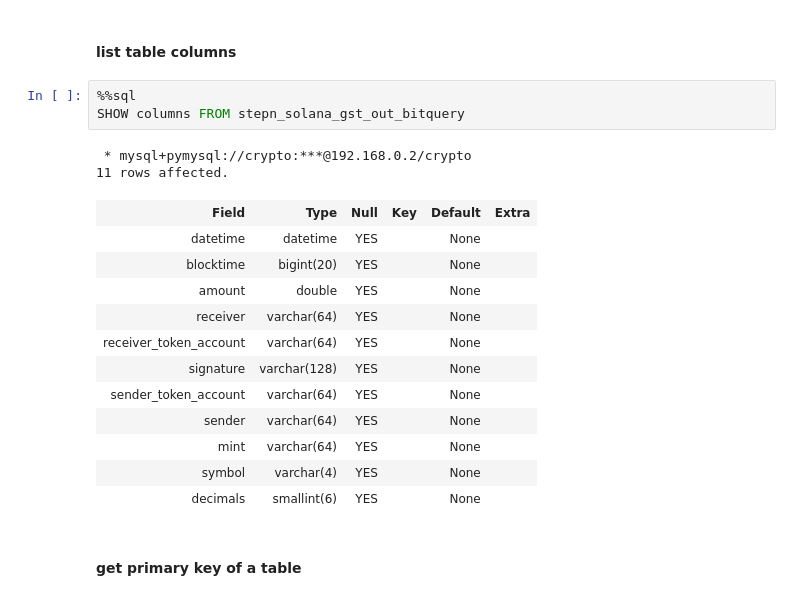
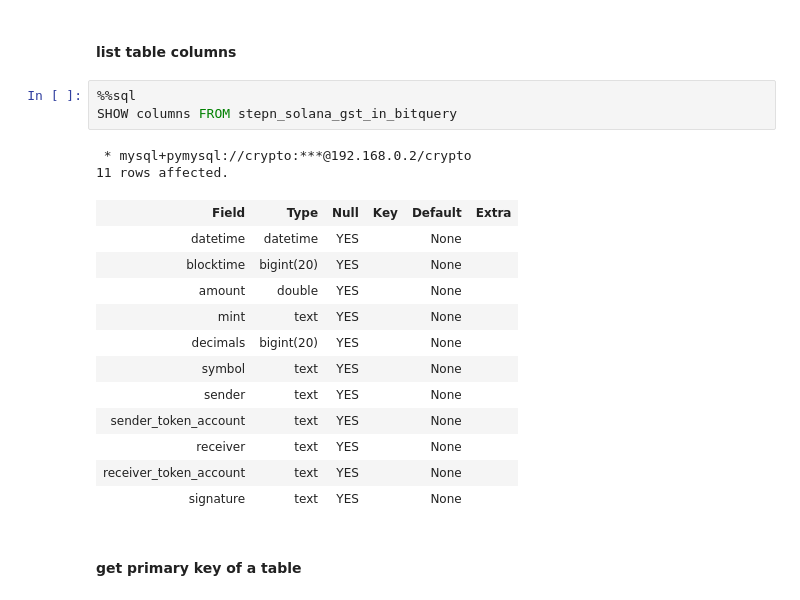
Before and after one commit to wwolfyy/crypto, a Jupyter notebook: MySQL utility commands.ipynb, the cells around one changed output. Cells and saved outputs as stored; diff of their text form.

```diff
--- a/MySQL utility commands.ipynb
+++ b/MySQL utility commands.ipynb
@@ -127,22 +303,22 @@ show tables;
 #### list table columns
 # %%
 %%sql
-SHOW columns FROM stepn_solana_gst_out_bitquery
+SHOW columns FROM stepn_solana_gst_in_bitquery
 # %% [output]
  * mysql+pymysql://crypto:***@192.168.0.2/crypto
 11 rows affected.
 | Field | Type | Null | Key | Default | Extra |
 | datetime | datetime | YES |  | None |  |
 | blocktime | bigint(20) | YES |  | None |  |
 | amount | double | YES |  | None |  |
-| receiver | varchar(64) | YES |  | None |  |
-| receiver_token_account | varchar(64) | YES |  | None |  |
-| signature | varchar(128) | YES |  | None |  |
-| sender_token_account | varchar(64) | YES |  | None |  |
-| sender | varchar(64) | YES |  | None |  |
-| mint | varchar(64) | YES |  | None |  |
-| symbol | varchar(4) | YES |  | None |  |
-| decimals | smallint(6) | YES |  | None |  |
+| mint | text | YES |  | None |  |
+| decimals | bigint(20) | YES |  | None |  |
+| symbol | text | YES |  | None |  |
+| sender | text | YES |  | None |  |
+| sender_token_account | text | YES |  | None |  |
+| receiver | text | YES |  | None |  |
+| receiver_token_account | text | YES |  | None |  |
+| signature | text | YES |  | None |  |
 # %% [markdown]
 #### get primary key of a table
 # %%
```
Also changed, not shown: parts of 19 cells of this notebook, 2 other files.
